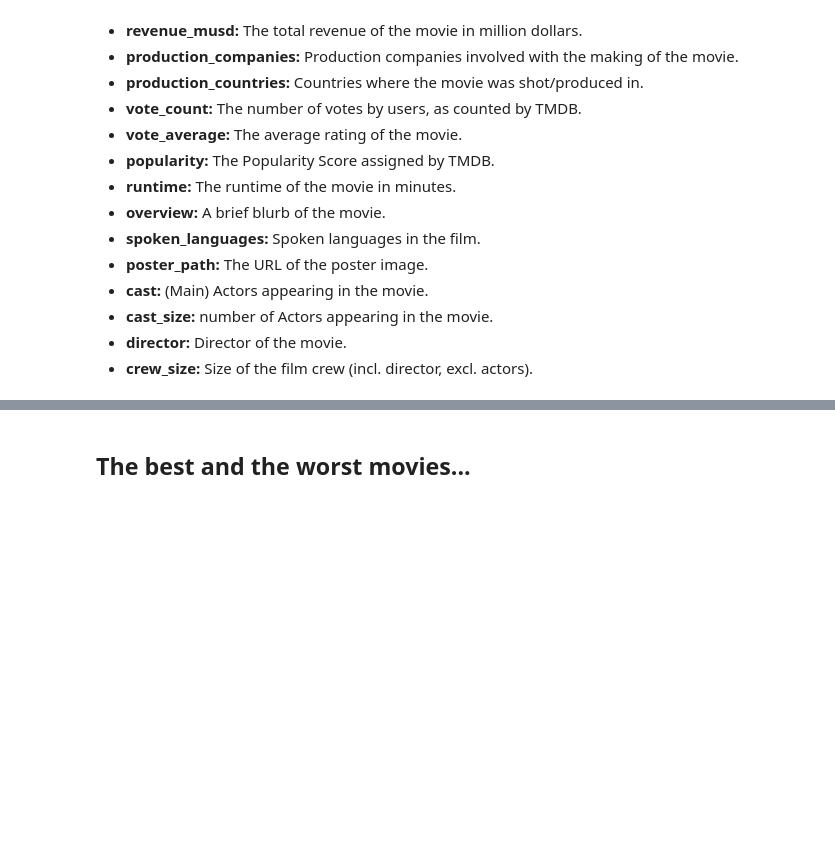
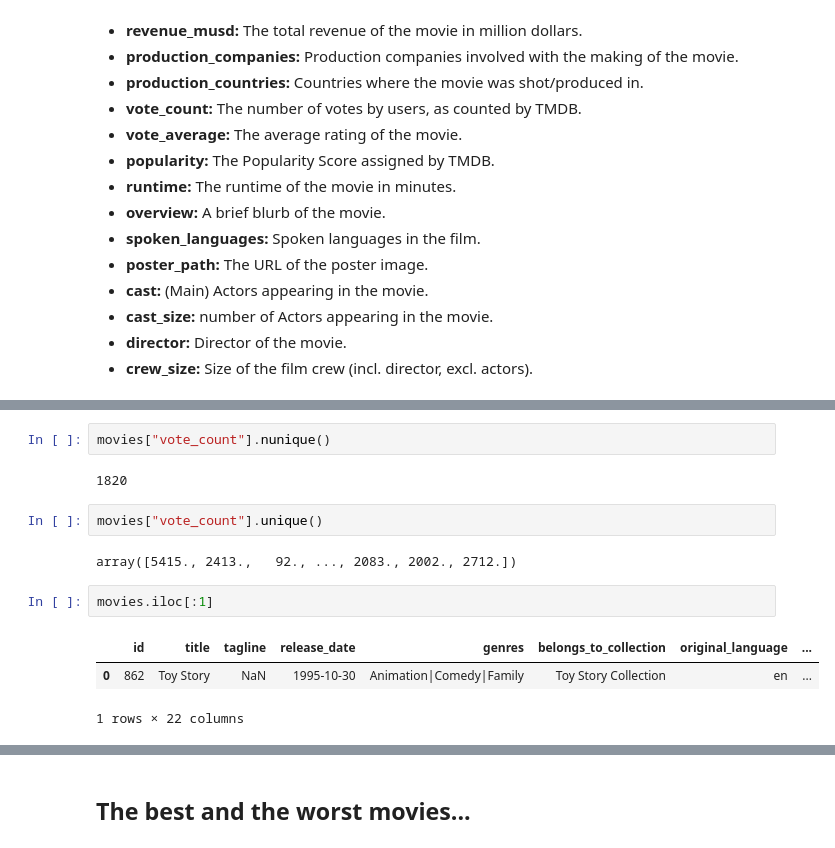
Before and after one commit to Amblessed/Data-Analysis-Projects, a Jupyter notebook: Python Data Science with Pandas - Master 12 Advanced Projects/Project_01_ProjectBrief_blank.ipynb, the cells around one changed output, grey strips where cells are left out. Cells and saved outputs as stored; diff of their text form; blank space fills up the shorter version.

```diff
--- a/Python Data Science with Pandas - Master 12 Advanced Projects/Project_01_ProjectBrief_blank.ipynb
+++ b/Python Data Science with Pandas - Master 12 Advanced Projects/Project_01_ProjectBrief_blank.ipynb
@@ -65,0 +179,14 @@ __Some additional information on Features/Columns__:
+# %%
+movies["vote_count"].nunique()
+# %% [output]
+1820
+# %%
+movies["vote_count"].unique()
+# %% [output]
+array([5415., 2413.,   92., ..., 2083., 2002., 2712.])
+# %%
+movies.iloc[:1]
+# %% [output]
+|  | id | title | tagline | release_date | genres | belongs_to_collection | original_language | ... |
+| 0 | 862 | Toy Story | NaN | 1995-10-30 | Animation|Comedy|Family | Toy Story Collection | en | ... |
+1 rows × 22 columns
```
Also changed, not shown: parts of 11 cells of this notebook, 1 other file.
